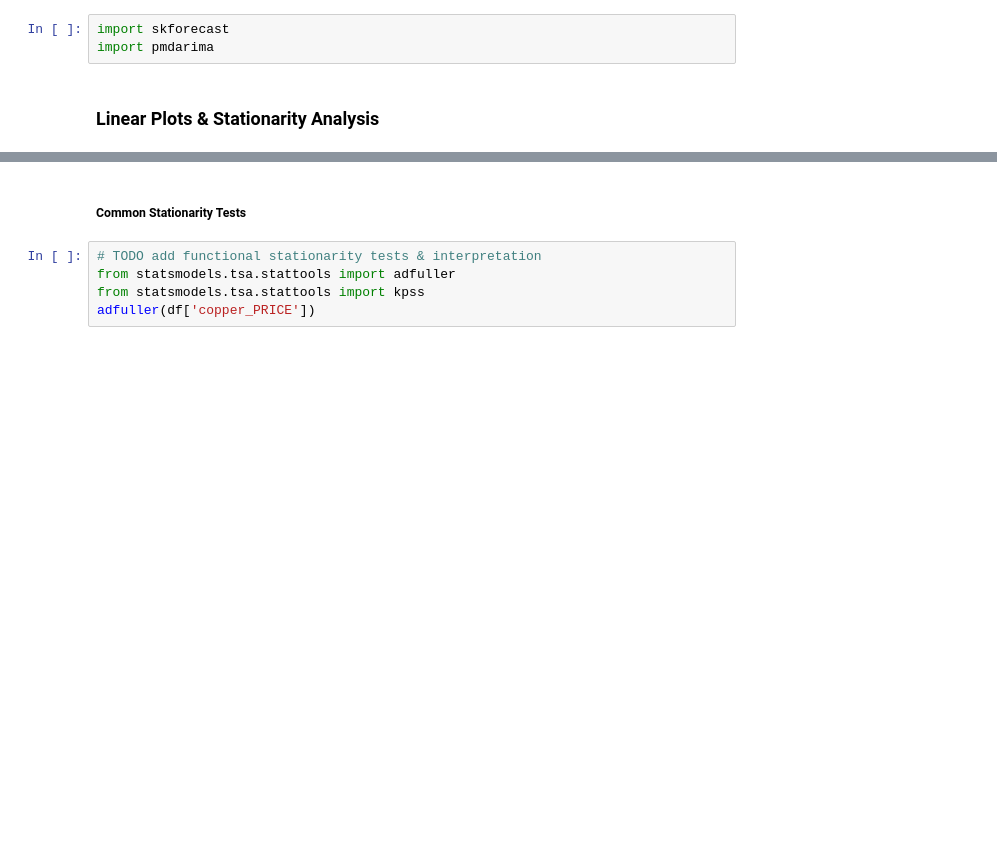
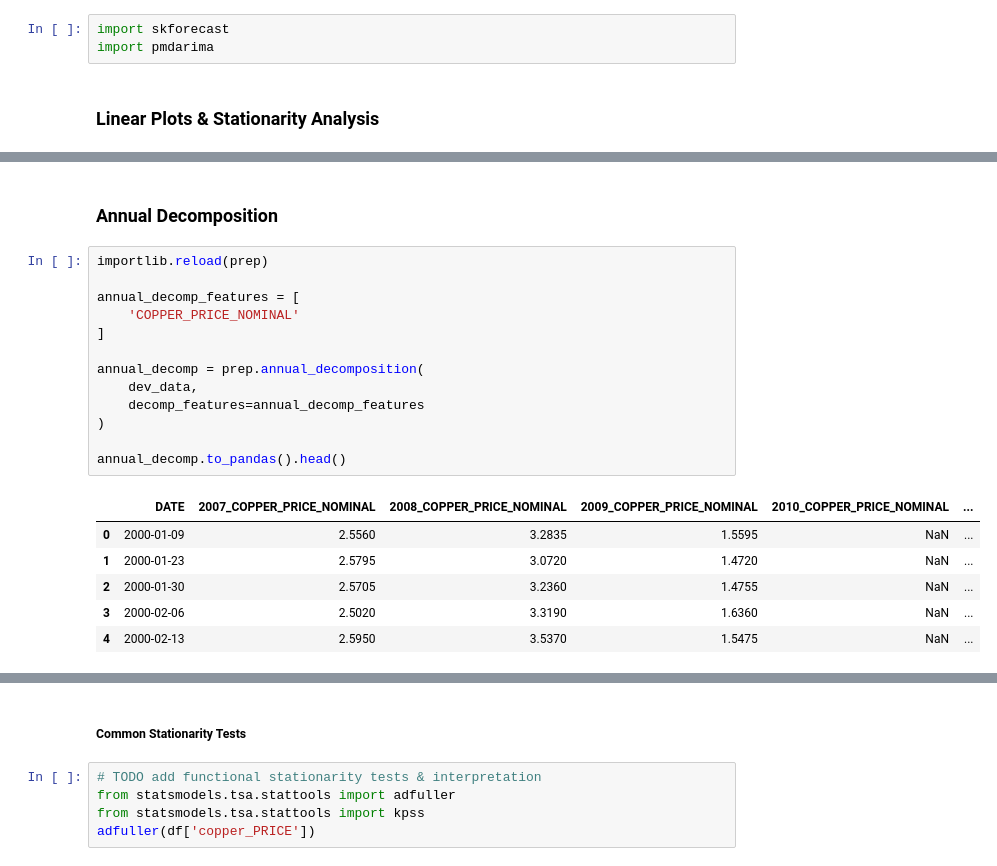
Before and after one commit to neal-logan/ea-nasir, a Jupyter notebook: 02_forecasting.ipynb, the cells around one changed output, grey strips where cells are left out. Drawn from its saved outputs; the diff is of its cells as text; blank space fills up the shorter version.

```diff
--- a/02_forecasting.ipynb
+++ b/02_forecasting.ipynb
@@ -28,0 +45,22 @@ fig, axes = vis.plot_time_series_diffs(df)
+# %% [markdown]
+### Annual Decomposition
+# %%
+importlib.reload(prep)
+
+annual_decomp_features = [
+    'COPPER_PRICE_NOMINAL'
+]
+
+annual_decomp = prep.annual_decomposition(
+    dev_data,
+    decomp_features=annual_decomp_features
+)
+
+annual_decomp.to_pandas().head()
+# %% [output]
+|  | DATE | 2007_COPPER_PRICE_NOMINAL | 2008_COPPER_PRICE_NOMINAL | 2009_COPPER_PRICE_NOMINAL | 2010_COPPER_PRICE_NOMINAL | ... |
+| 0 | 2000-01-09 | 2.5560 | 3.2835 | 1.5595 | NaN | ... |
+| 1 | 2000-01-23 | 2.5795 | 3.0720 | 1.4720 | NaN | ... |
+| 2 | 2000-01-30 | 2.5705 | 3.2360 | 1.4755 | NaN | ... |
+| 3 | 2000-02-06 | 2.5020 | 3.3190 | 1.6360 | NaN | ... |
+| 4 | 2000-02-13 | 2.5950 | 3.5370 | 1.5475 | NaN | ... |
```
Also changed, not shown: parts of 9 cells of this notebook, 6 other files.
